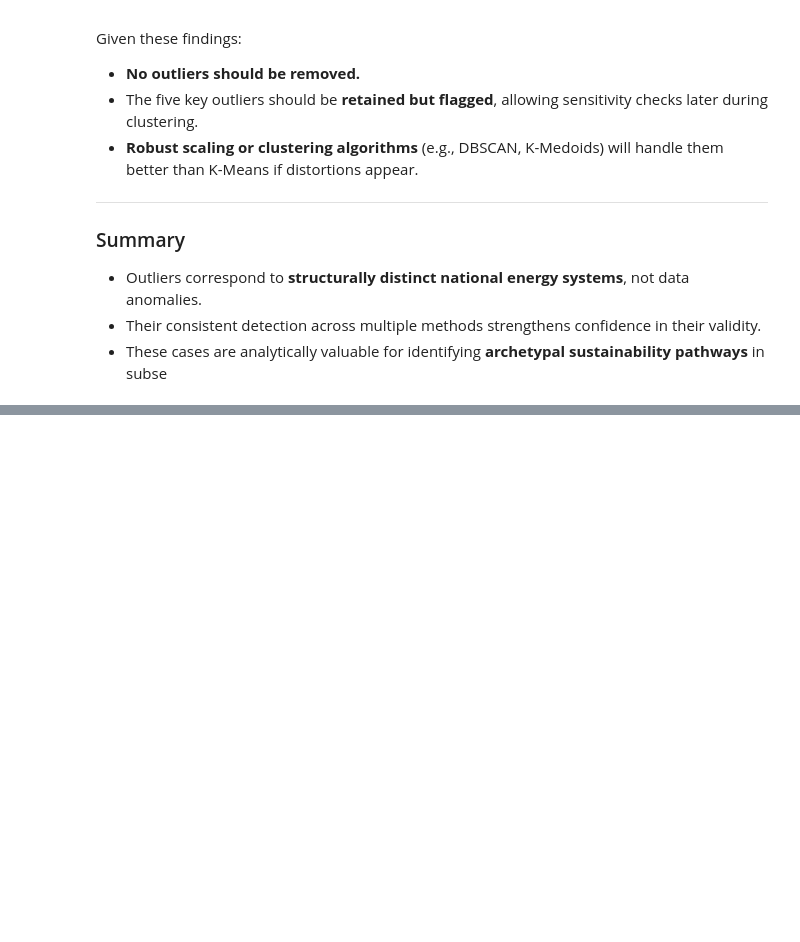
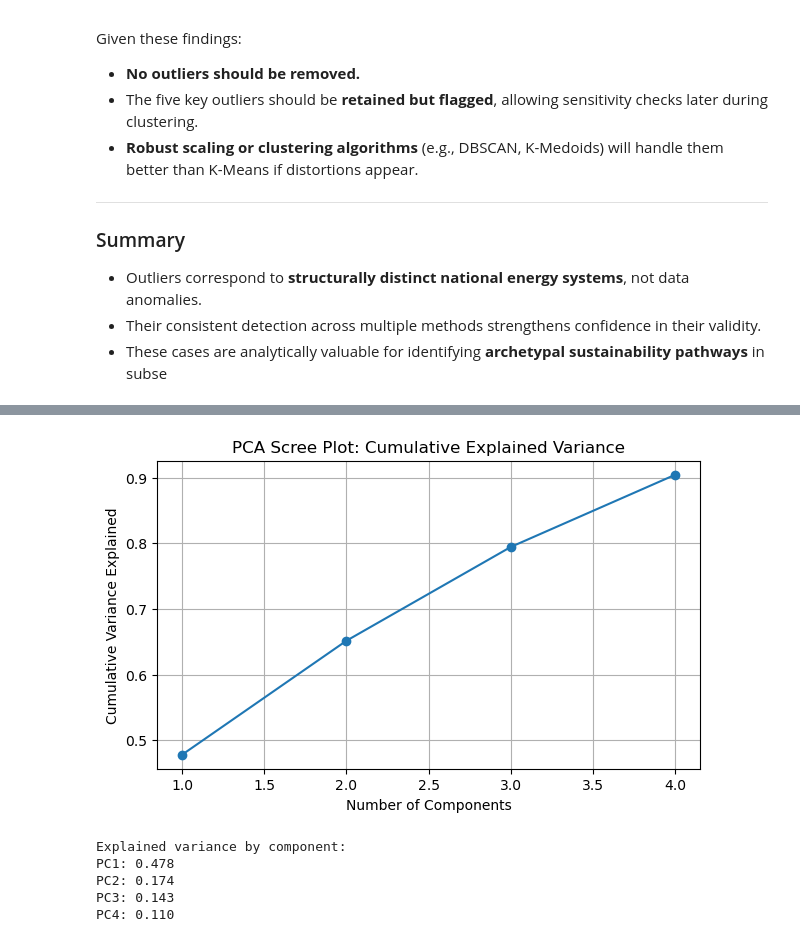
Before and after one commit to FedorSulaev/global-energy-systems-clustering, a Jupyter notebook: notebooks/01_data_analysis_and_preprocessing.ipynb, the cells around one changed output, grey strips where cells are left out. Cells and saved outputs as stored; diff of their text form; code cells hidden in the pictures; blank space fills up the shorter version.

```diff
--- a/notebooks/01_data_analysis_and_preprocessing.ipynb
+++ b/notebooks/01_data_analysis_and_preprocessing.ipynb
@@ -530,0 +615,15 @@ Given these findings:
+# %%
+# --- Variance Thresholding ---
+selector = VarianceThreshold(threshold=0.01)
+X_var = selector.fit_transform(X)
+selected_cols_var = X.columns[selector.get_support()]
+print("Features retained after variance filtering:", list(selected_cols_var))
+
+# --- Correlation Filtering ---
+corr_threshold = 0.9
+corr_matrix = X[selected_cols_var].corr().abs()
+upper = corr_matrix.where(np.triu(np.ones(corr_matrix.shape), k=1).astype(bool))
+to_drop = [column for column in upper.columns if any(upper[column] > corr_threshold)]
+X_selected = X[selected_cols_var].drop(columns=to_drop)
+print(f"\nRemoved due to high correlation ({corr_threshold}): {to_drop if to_drop else 'None'}")
+print(f"Final selected features: {list(X_selected.columns)}")
@@ -530,0 +745,37 @@ Given these findings:
+# %%
+# --- Run PCA on selected features ---
+
+# Scale selected data again (if needed)
+scaler = StandardScaler()
+X_scaled_selected = scaler.fit_transform(X_selected)
+
+pca = PCA(n_components=4)
+pca_result = pca.fit_transform(X_scaled_selected)
+
+# Create DataFrame with PCA results
+pca_df = pd.DataFrame(
+    pca_result,
+    columns=[f"PC{i+1}" for i in range(pca.n_components_)],
+    index=X_selected.index
+)
+explained_var = pca.explained_variance_ratio_
+
+# Plot explained variance
+plt.figure(figsize=(7,4))
+plt.plot(range(1, len(explained_var)+1), np.cumsum(explained_var), marker='o')
+plt.title("PCA Scree Plot: Cumulative Explained Variance")
+plt.xlabel("Number of Components")
+plt.ylabel("Cumulative Variance Explained")
+plt.grid(True)
+plt.show()
+
+print("Explained variance by component:")
+for i, var in enumerate(explained_var, 1):
+    print(f"PC{i}: {var:.3f}")
+# %% [output]
+[figure, added]
+Explained variance by component:
+PC1: 0.478
+PC2: 0.174
+PC3: 0.143
+PC4: 0.110
```
Also changed, not shown: parts of 12 cells of this notebook, 2 other files.
